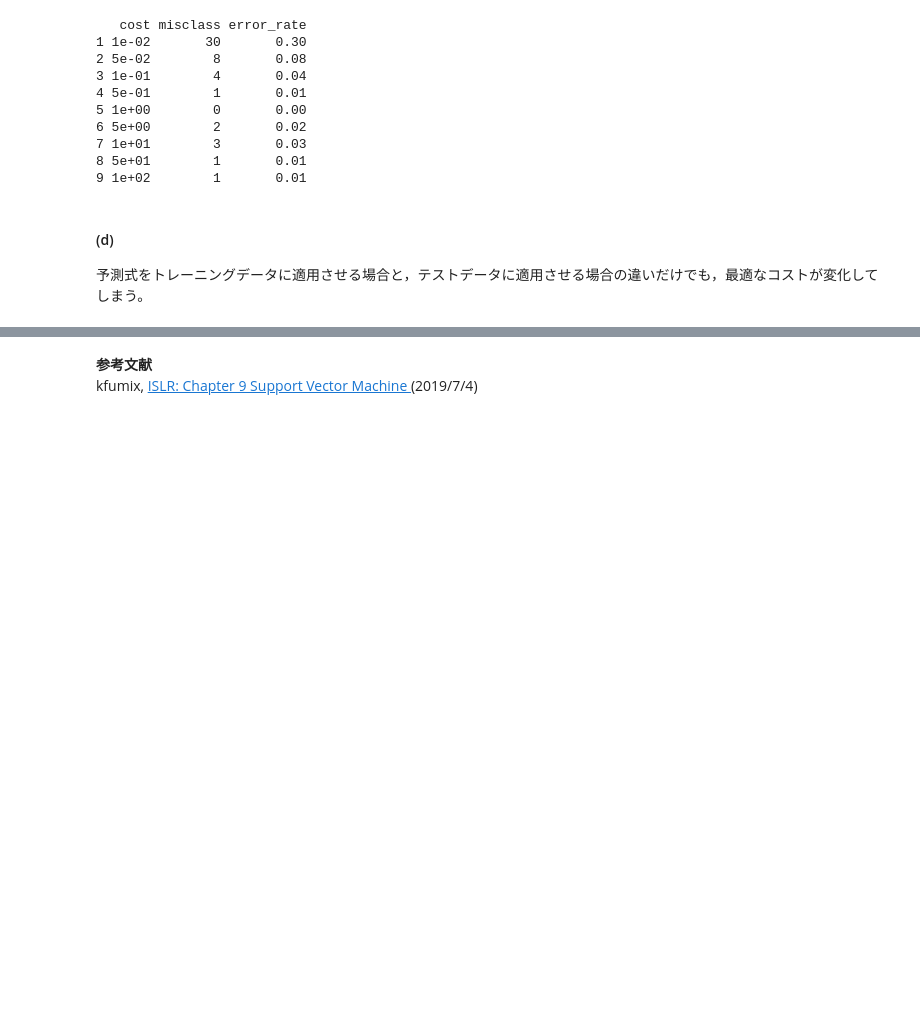
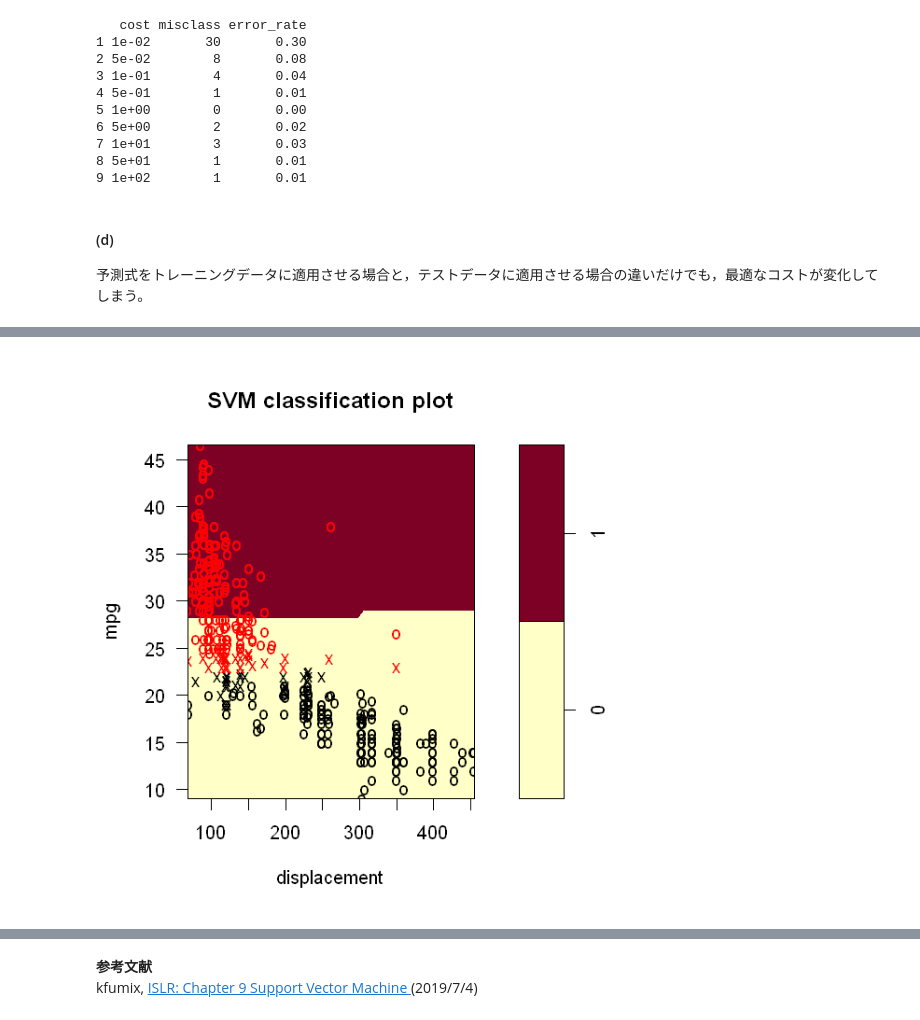
Before and after one commit to yellowmeteor/met_python.github.io, a Jupyter notebook: ISLR/9_Support_Vector_Machines.ipynb, the cells around one changed output, grey strips where cells are left out. Drawn from its saved outputs; the diff is of its cells as text; code cells hidden in the pictures; blank space fills up the shorter version.

```diff
--- a/ISLR/9_Support_Vector_Machines.ipynb
+++ b/ISLR/9_Support_Vector_Machines.ipynb
@@ -794,0 +876,4 @@ print(result)
+# %%
+plot(svm_fit, Auto, mpg~displacement)
+# %% [output]
+[figure, added]
```
Also changed, not shown: parts of 23 cells of this notebook.
